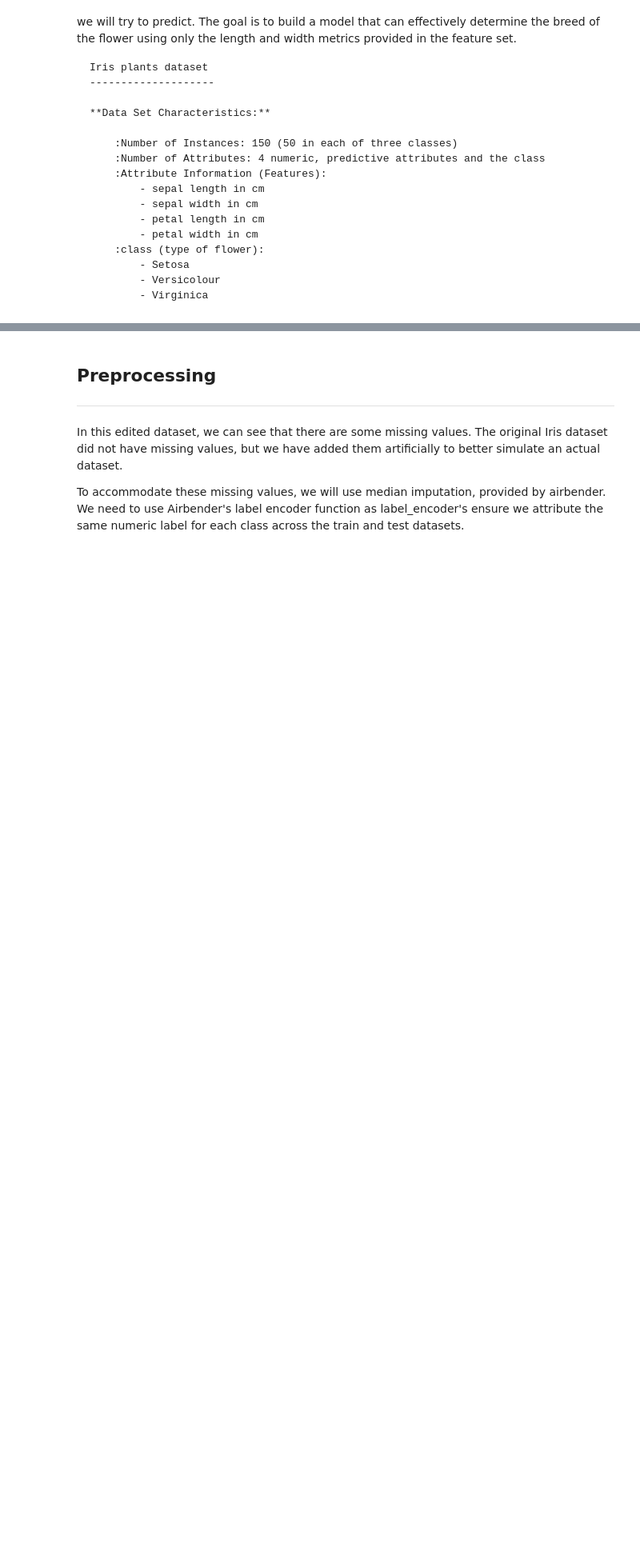
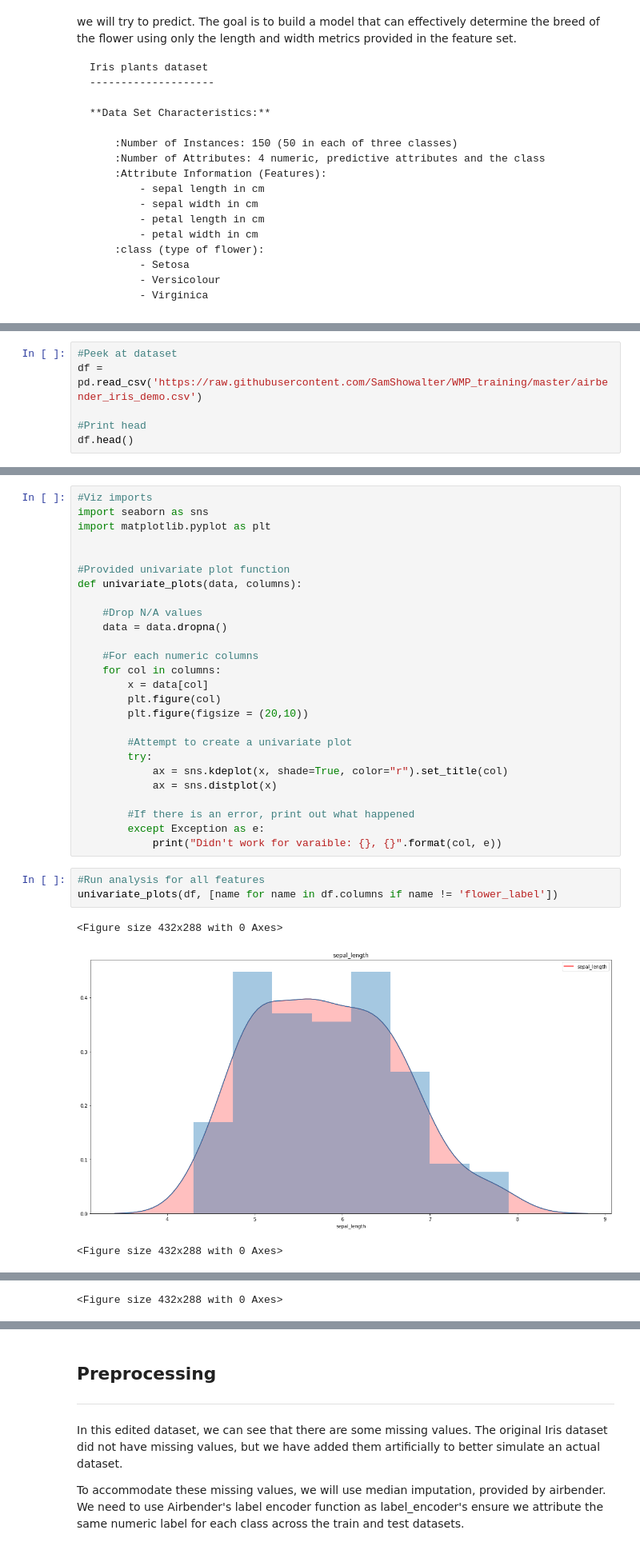
Before and after one commit to SamShowalter/airbender, a Jupyter notebook: tutorials/iris/airbender_iris_tutorial.ipynb, the cells around one changed output, grey strips where cells are left out. Shown at 80% size. Saved outputs shown, nothing was run; the diff lists cells and outputs as text; blank space fills up the shorter version.

```diff
--- a/tutorials/iris/airbender_iris_tutorial.ipynb
+++ b/tutorials/iris/airbender_iris_tutorial.ipynb
@@ -56,0 +54,6 @@ data_sources = {'iris':         #Tag
+# %%
+#Peek at dataset
+df = pd.read_csv('https://raw.githubusercontent.com/SamShowalter/WMP_training/master/airbender_iris_demo.csv')
+
+#Print head
+df.head()
@@ -56,0 +80,33 @@ data_sources = {'iris':         #Tag
+# %%
+#Viz imports
+import seaborn as sns
+import matplotlib.pyplot as plt
+
+
+#Provided univariate plot function
+def univariate_plots(data, columns):
+
+    #Drop N/A values
+    data = data.dropna()
+
+    #For each numeric columns
+    for col in columns:
+        x = data[col]
+        plt.figure(col)
+        plt.figure(figsize = (20,10))
+
+        #Attempt to create a univariate plot
+        try:
+            ax = sns.kdeplot(x, shade=True, color="r").set_title(col)
+            ax = sns.distplot(x)
+
+        #If there is an error, print out what happened
+        except Exception as e:
+            print("Didn't work for varaible: {}, {}".format(col, e))
+# %%
+#Run analysis for all features
+univariate_plots(df, [name for name in df.columns if name != 'flower_label'])
+# %% [output]
+<Figure size 432x288 with 0 Axes>
+[figure, added]
+<Figure size 432x288 with 0 Axes>
@@ -56,0 +114 @@ data_sources = {'iris':         #Tag
+<Figure size 432x288 with 0 Axes>
```
Also changed, not shown: parts of 15 cells of this notebook, 2 other files.
